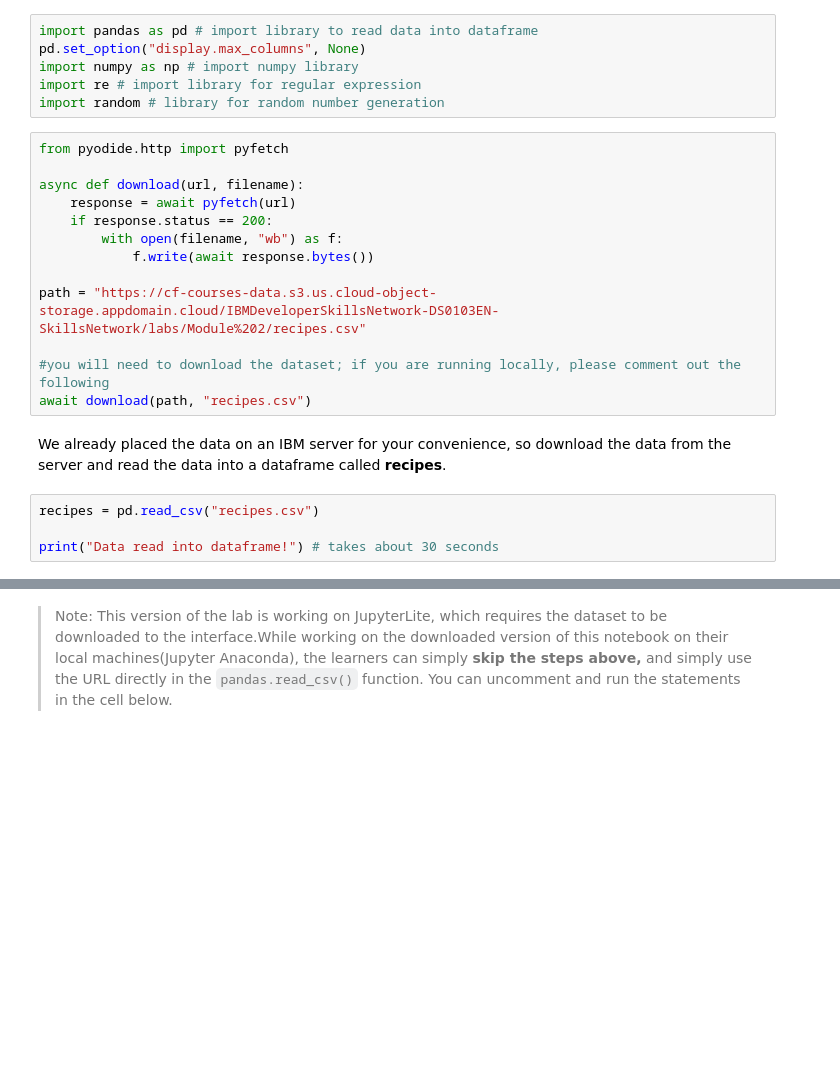
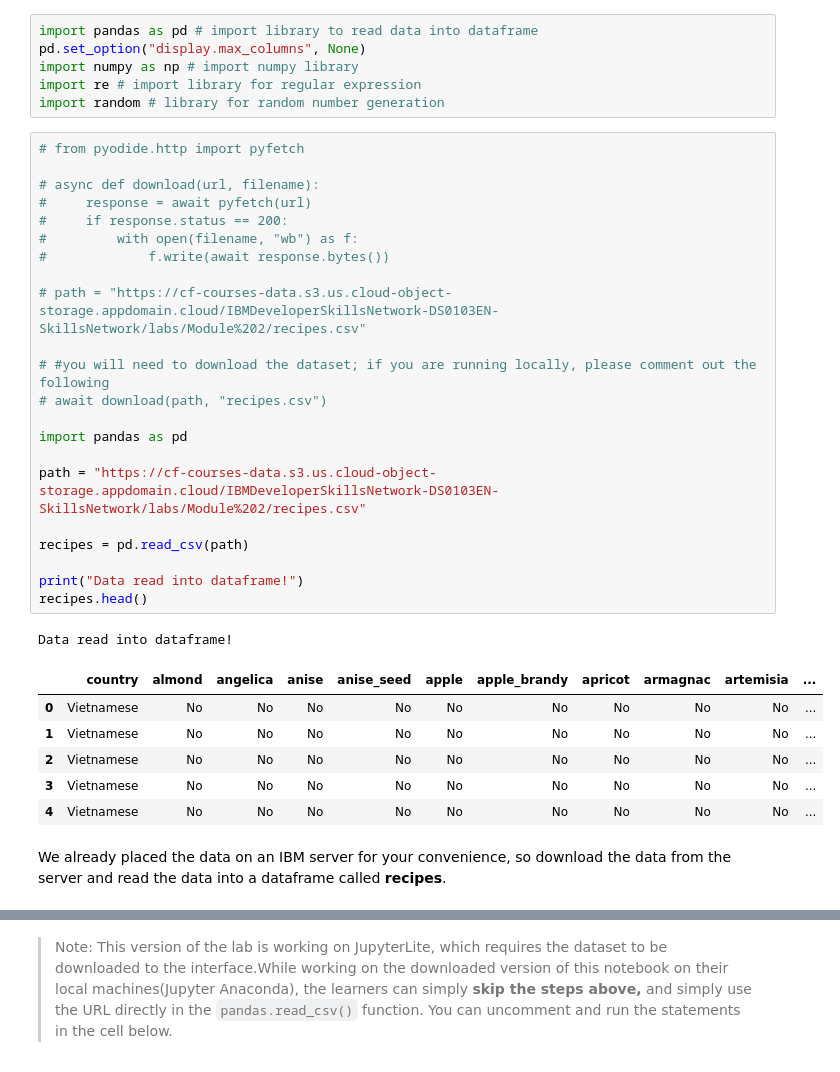
Before and after one commit to Willie-Conway/IBM-Data-Science-Portfolio, a Jupyter notebook: Data Science Methodology/Labs/From Modeling to Evaluation/DS0103EN-Exercise-From-Modeling-to-Evaluation.ipynb, the cells around one changed output, grey strips where cells are left out. Saved outputs shown, nothing was run; the diff lists cells and outputs as text; blank space fills up the shorter version.

```diff
--- a/Data Science Methodology/Labs/From Modeling to Evaluation/DS0103EN-Exercise-From-Modeling-to-Evaluation.ipynb
+++ b/Data Science Methodology/Labs/From Modeling to Evaluation/DS0103EN-Exercise-From-Modeling-to-Evaluation.ipynb
@@ -68,21 +68,34 @@ import numpy as np # import numpy library
 import re # import library for regular expression
 import random # library for random number generation
 # %%
-from pyodide.http import pyfetch
+# from pyodide.http import pyfetch
 
-async def download(url, filename):
-    response = await pyfetch(url)
-    if response.status == 200:
-        with open(filename, "wb") as f:
-            f.write(await response.bytes())
+# async def download(url, filename):
+#     response = await pyfetch(url)
+#     if response.status == 200:
+#         with open(filename, "wb") as f:
+#             f.write(await response.bytes())
+
+# path = "https://cf-courses-data.s3.us.cloud-object-storage.appdomain.cloud/IBMDeveloperSkillsNetwork-DS0103EN-SkillsNetwork/labs/Module%202/recipes.csv"
+
+# #you will need to download the dataset; if you are running locally, please comment out the following
+# await download(path, "recipes.csv")
+
+import pandas as pd
 
 path = "https://cf-courses-data.s3.us.cloud-object-storage.appdomain.cloud/IBMDeveloperSkillsNetwork-DS0103EN-SkillsNetwork/labs/Module%202/recipes.csv"
 
-#you will need to download the dataset; if you are running locally, please comment out the following
-await download(path, "recipes.csv")
+recipes = pd.read_csv(path)
+
+print("Data read into dataframe!")
+recipes.head()
+# %% [output]
+Data read into dataframe!
+|  | country | almond | angelica | anise | anise_seed | apple | apple_brandy | apricot | armagnac | artemisia | ... |
+| 0 | Vietnamese | No | No | No | No | No | No | No | No | No | ... |
+| 1 | Vietnamese | No | No | No | No | No | No | No | No | No | ... |
+| 2 | Vietnamese | No | No | No | No | No | No | No | No | No | ... |
+| 3 | Vietnamese | No | No | No | No | No | No | No | No | No | ... |
+| 4 | Vietnamese | No | No | No | No | No | No | No | No | No | ... |
 # %% [markdown]
 We already placed the data on an IBM server for your convenience, so download the data from the server and read the data into a dataframe called **recipes**.
-# %%
-recipes = pd.read_csv("recipes.csv")
-
-print("Data read into dataframe!") # takes about 30 seconds
```
Also changed, not shown: parts of 11 cells of this notebook.
